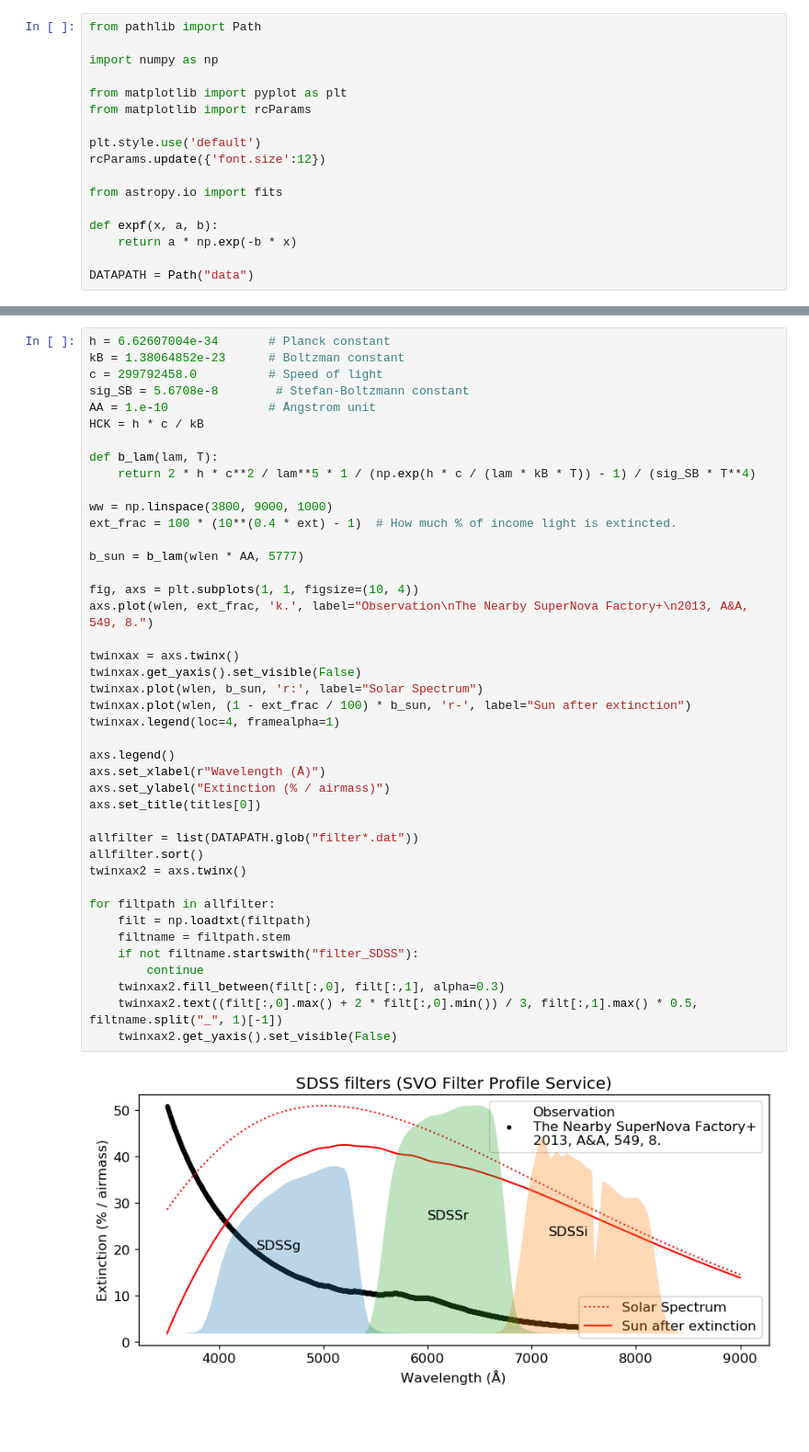
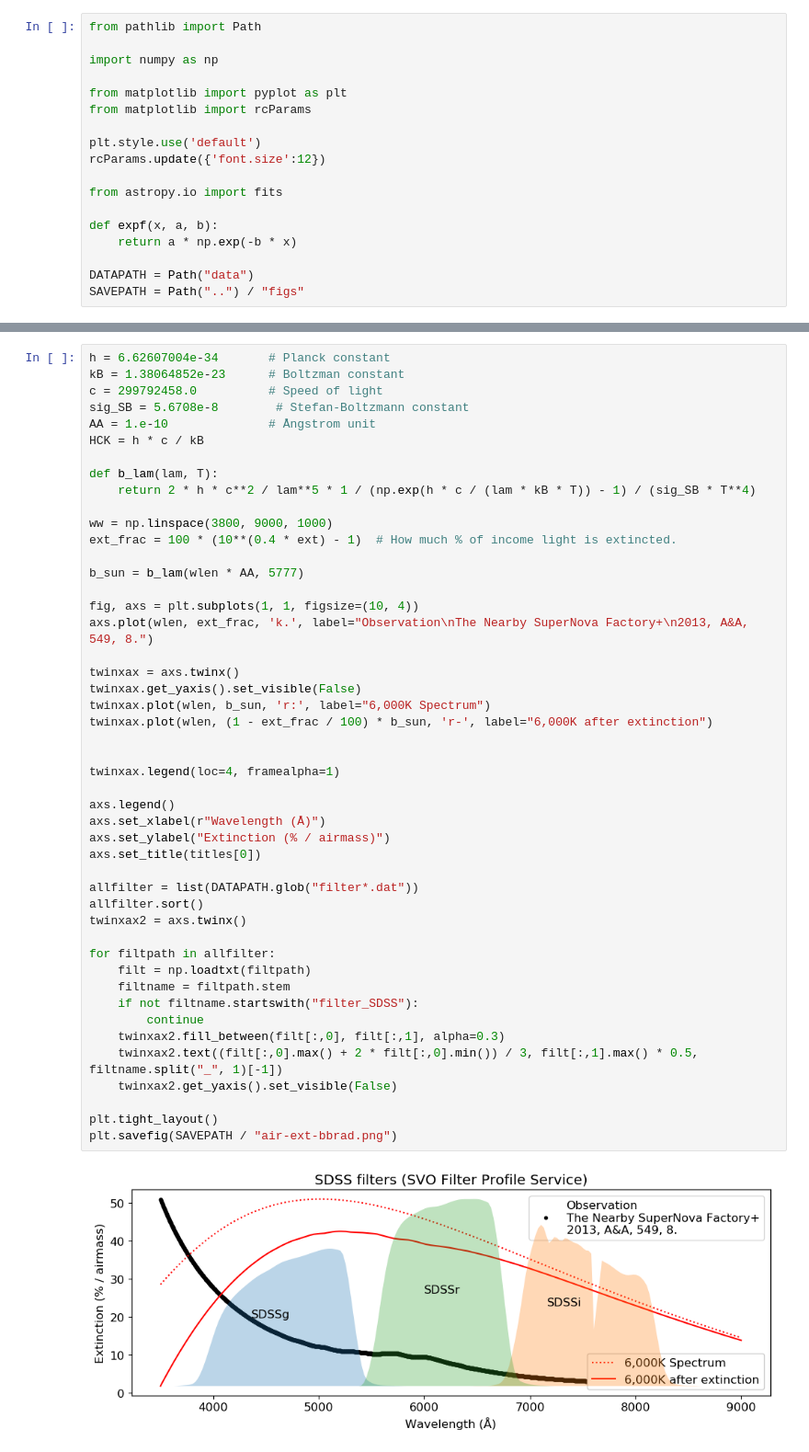
Before and after one commit to ysBach/SNU_AOclass, a Jupyter notebook: Books/codes/air_extinction.ipynb, the cells around one changed output, grey strips where cells are left out. Shown at 92% size. Saved outputs shown, nothing was run; the diff lists cells and outputs as text; blank space fills up the shorter version.

```diff
--- a/Books/codes/air_extinction.ipynb
+++ b/Books/codes/air_extinction.ipynb
@@ -34,6 +34,7 @@ def expf(x, a, b):
     return a * np.exp(-b * x)
 
 DATAPATH = Path("data")
+SAVEPATH = Path("..") / "figs"
 # %%
 extdata = fits.open(DATAPATH / "SNFext.fits")
 
@@ -84,33 +86,38 @@ def b_lam(lam, T):
 ww = np.linspace(3800, 9000, 1000)
 ext_frac = 100 * (10**(0.4 * ext) - 1)  # How much % of income light is extincted.
 
 b_sun = b_lam(wlen * AA, 5777)
 
 fig, axs = plt.subplots(1, 1, figsize=(10, 4))
 axs.plot(wlen, ext_frac, 'k.', label="Observation\nThe Nearby SuperNova Factory+\n2013, A&A, 549, 8.")
 
 twinxax = axs.twinx()
 twinxax.get_yaxis().set_visible(False)
-twinxax.plot(wlen, b_sun, 'r:', label="Solar Spectrum")
-twinxax.plot(wlen, (1 - ext_frac / 100) * b_sun, 'r-', label="Sun after extinction")
+twinxax.plot(wlen, b_sun, 'r:', label="6,000K Spectrum")
+twinxax.plot(wlen, (1 - ext_frac / 100) * b_sun, 'r-', label="6,000K after extinction")
+
+
 twinxax.legend(loc=4, framealpha=1)
 
 axs.legend()
 axs.set_xlabel(r"Wavelength (Å)")
 axs.set_ylabel("Extinction (% / airmass)")
 axs.set_title(titles[0])
 
 allfilter = list(DATAPATH.glob("filter*.dat"))
 allfilter.sort()
 twinxax2 = axs.twinx()
 
 for filtpath in allfilter:
     filt = np.loadtxt(filtpath)
     filtname = filtpath.stem
     if not filtname.startswith("filter_SDSS"):
         continue
     twinxax2.fill_between(filt[:,0], filt[:,1], alpha=0.3)
     twinxax2.text((filt[:,0].max() + 2 * filt[:,0].min()) / 3, filt[:,1].max() * 0.5, filtname.split("_", 1)[-1])
     twinxax2.get_yaxis().set_visible(False)
+
+plt.tight_layout()
+plt.savefig(SAVEPATH / "air-ext-bbrad.png")
 # %% [output]
-[figure, old version]
+[figure, new version]
```
Also changed, not shown: parts of 3 cells of this notebook, 7 other files.
